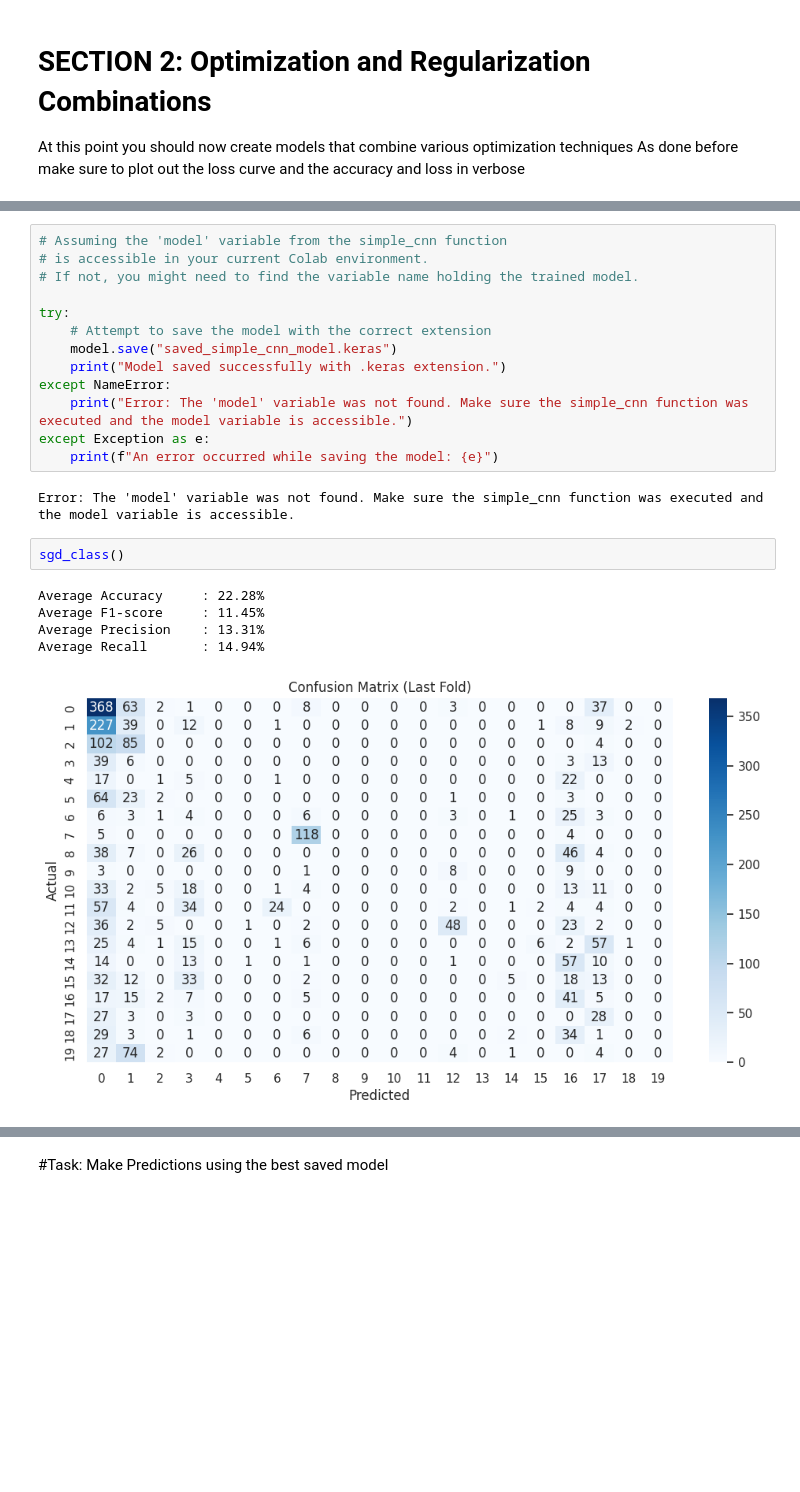
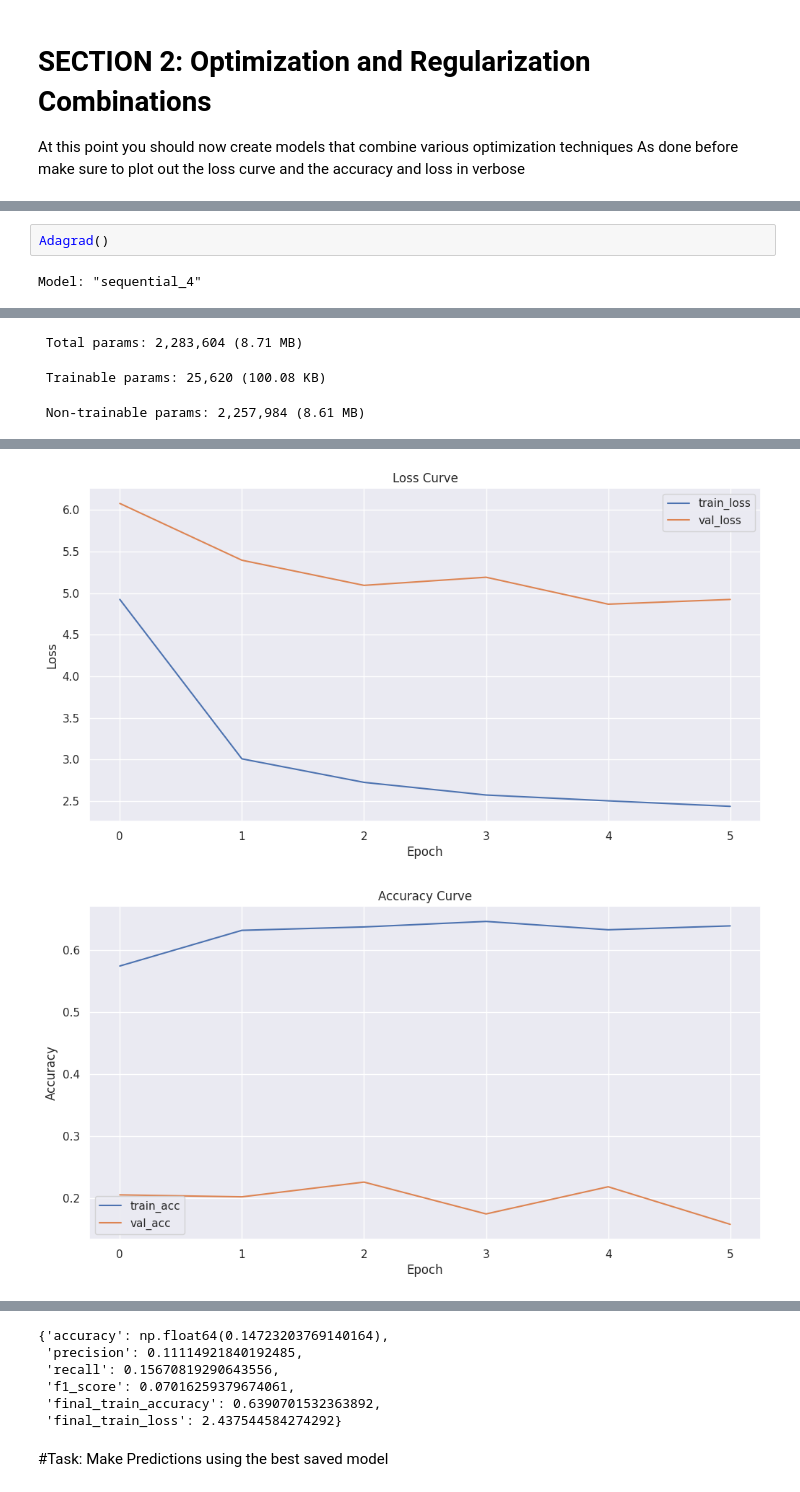
Before and after one commit to i-ganza007/Call_of_the_wild, a Jupyter notebook: Summative_Intro_to_ml_[Ian_Ganza]_assignment.ipynb, the cells around one changed output, grey strips where cells are left out. Cells and saved outputs as stored; diff of their text form; blank space fills up the shorter version.

```diff
--- a/Summative_Intro_to_ml_[Ian_Ganza]_assignment.ipynb
+++ b/Summative_Intro_to_ml_[Ian_Ganza]_assignment.ipynb
@@ -1185,23 +1225,4 @@ Epoch 7/7
-# %%
-# Assuming the 'model' variable from the simple_cnn function
-# is accessible in your current Colab environment.
-# If not, you might need to find the variable name holding the trained model.
-
-try:
-    # Attempt to save the model with the correct extension
-    model.save("saved_simple_cnn_model.keras")
-    print("Model saved successfully with .keras extension.")
-except NameError:
-    print("Error: The 'model' variable was not found. Make sure the simple_cnn function was executed and the model variable is accessible.")
-except Exception as e:
-    print(f"An error occurred while saving the model: {e}")
-# %% [output]
-Error: The 'model' variable was not found. Make sure the simple_cnn function was executed and the model variable is accessible.
-# %%
-sgd_class()
-# %% [output]
-Average Accuracy     : 22.28%
-Average F1-score     : 11.45%
-Average Precision    : 13.31%
-Average Recall       : 14.94%
-[figure, removed]
+# %%
+Adagrad()
+# %% [output]
+Model: "sequential_4"
@@ -1207,0 +1242,3 @@ Average Recall       : 14.94%
+ Total params: 2,283,604 (8.71 MB)
+ Trainable params: 25,620 (100.08 KB)
+ Non-trainable params: 2,257,984 (8.61 MB)
@@ -1207,0 +1257,2 @@ Average Recall       : 14.94%
+[figure, added]
+[figure, added]
@@ -1208,3 +1276,9 @@ Average Recall       : 14.94%
+{'accuracy': np.float64(0.14723203769140164),
+ 'precision': 0.11114921840192485,
+ 'recall': 0.15670819290643556,
+ 'f1_score': 0.07016259379674061,
+ 'final_train_accuracy': 0.6390701532363892,
+ 'final_train_loss': 2.437544584274292}
 # %% [markdown]
 #Task: Make Predictions using the best saved model
 # %% [markdown]
```
Also changed, not shown: parts of 32 cells of this notebook.
